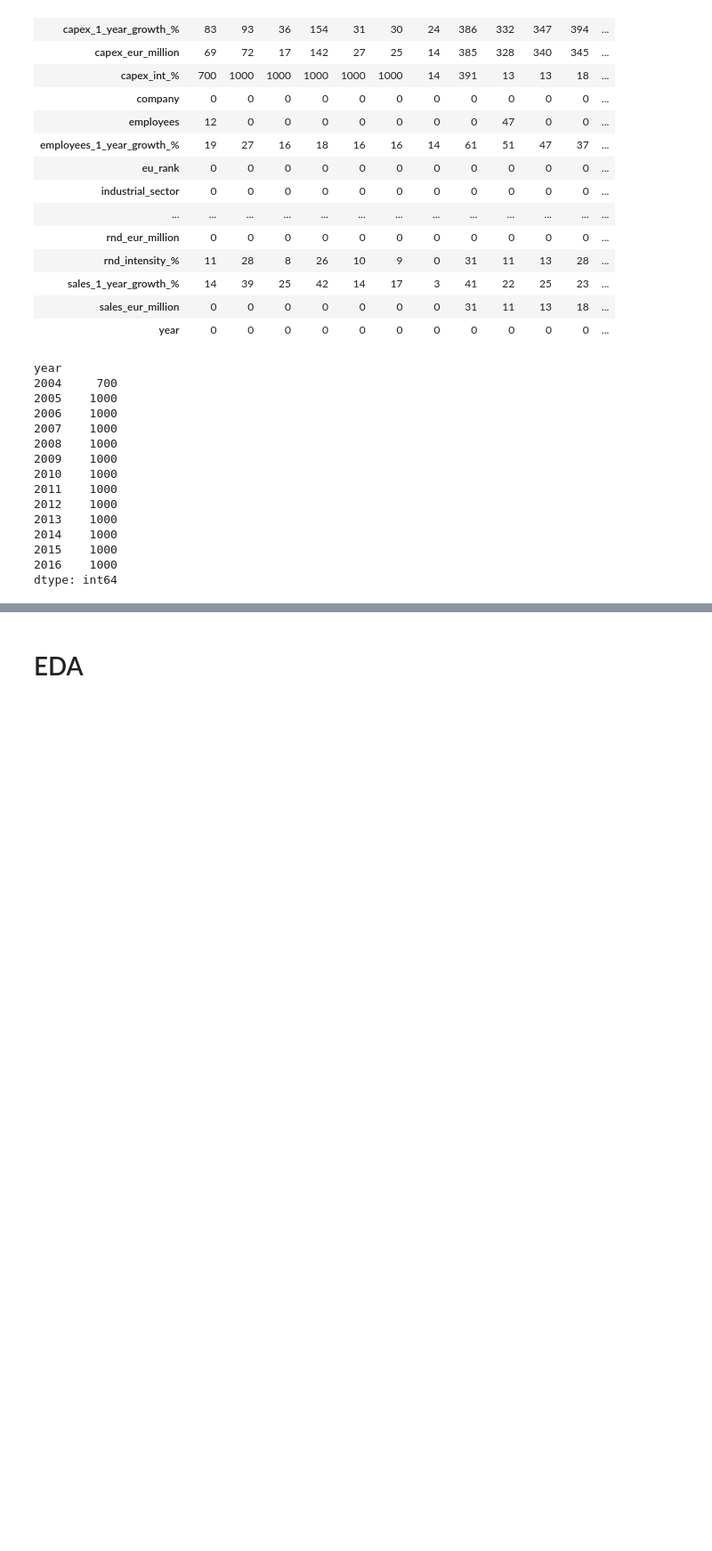
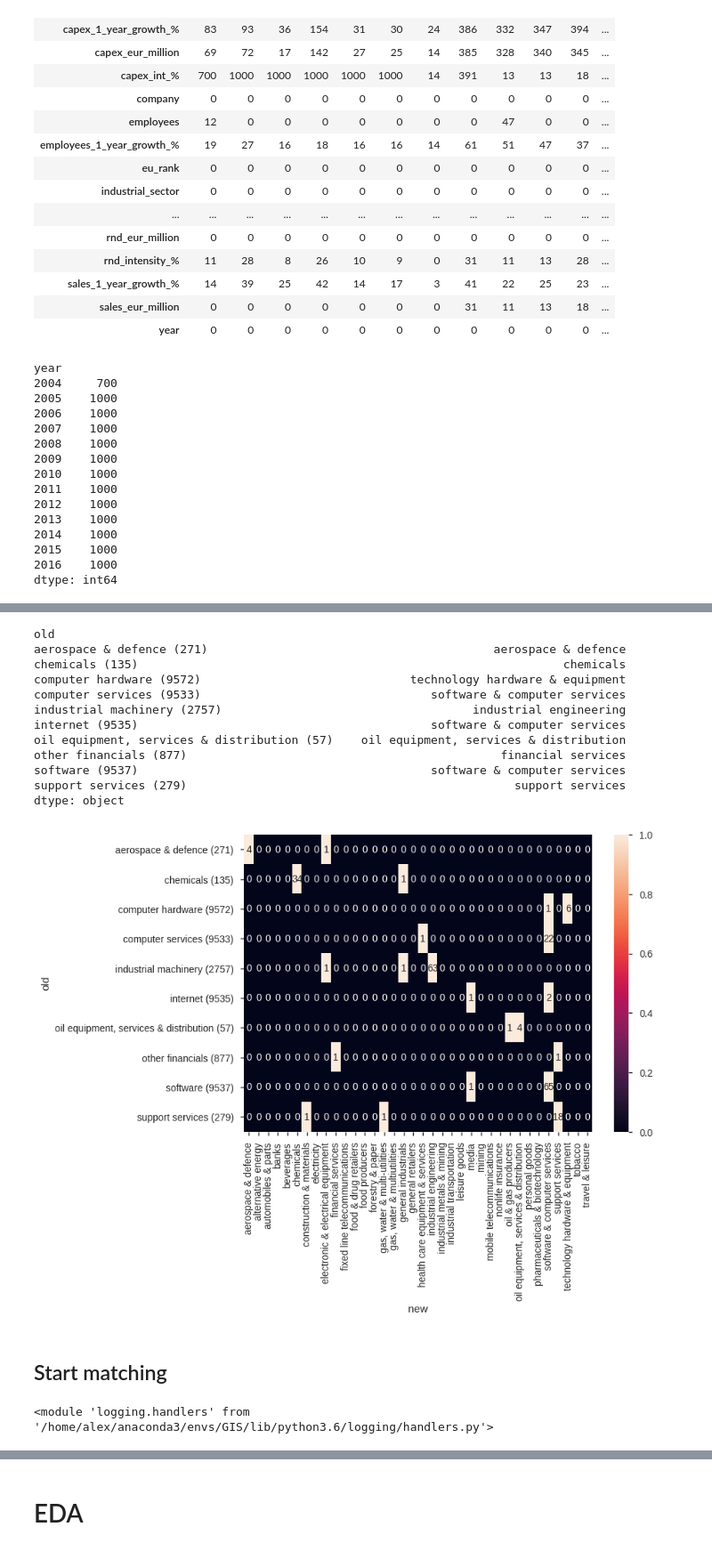
Before and after one commit to nestauk/rnd_eu, a Jupyter notebook: notebooks/00_alex_scoreboard_eda.ipynb, the cells around one changed output, grey strips where cells are left out. Shown at 89% size. Cells and saved outputs as stored; diff of their text form; code cells hidden in the pictures; blank space fills up the shorter version.

Commit message:
Added rough industry normalisation, updated pre-amble playing around wiht logging

```diff
--- a/notebooks/00_alex_scoreboard_eda.ipynb
+++ b/notebooks/00_alex_scoreboard_eda.ipynb
@@ -107,0 +146,32 @@ Name: industrial_sector, dtype: int64
+# %%
+# Old ICB codes
+old_set = df.query("2004 < year < 2011").industrial_sector.unique()
+# New ICB codes
+new_set = df.query("year > 2010").industrial_sector.unique()
+
+def isin(x, col, my_set):
+    """
+    Return entries where values in column `col`
+    are contained within `my_set`
+    """
+    return (x.loc[x[col].isin(my_set)])
+
+# Get different sectors duplicate companies listed under
+# and put into a
+icb_mappings = (df
+ .query("year > 2004")
+ .groupby('company')
+ .industrial_sector.unique()
+ .to_frame()
+ .assign(n_sector=lambda x: x.industrial_sector.apply(len))
+ .query("n_sector == 2")  # Keep entries which have one change only
+ .industrial_sector
+ .apply(pd.Series)
+ .rename(columns={0: 'old', 1: 'new'})
+ # Keep only changes between old and new classifications
+ # (Not due to mergers/re-classification)
+ .pipe(isin, "old", old_set)
+ .pipe(isin, "new", new_set)
+)
+
+icb_mappings.head()
@@ -107,0 +208,29 @@ Name: industrial_sector, dtype: int64
+# %%
+# Ambiguous mappings (one old maps into multiple new)
+# E.g. "aerospace & defence (271)" maps to both "aerospace & defence" and "electronic & electrical equipment"
+X = icb_mappings.pivot_table(index='new', columns='old', aggfunc=len, fill_value=0)
+
+icb_remap = (X.loc[X.apply(lambda x: x.nonzero()[0].size > 0, 1),
+                   X.apply(lambda x: x.nonzero()[0].size > 1, 0)]
+            )
+
+icb_remap.T.pipe(sns.heatmap, vmin=0, vmax=1, annot=True, xticklabels=True)
+
+icb_remap = icb_remap.idxmax()
+print(icb_remap)
+# %% [output]
+old
+aerospace & defence (271)                                         aerospace & defence
+chemicals (135)                                                             chemicals
+computer hardware (9572)                              technology hardware & equipment
+computer services (9533)                                 software & computer services
+industrial machinery (2757)                                    industrial engineering
+internet (9535)                                          software & computer services
+oil equipment, services & distribution (57)    oil equipment, services & distribution
+other financials (877)                                             financial services
+software (9537)                                          software & computer services
+support services (279)                                               support services
+dtype: object
+[figure, added]
+# %% [markdown]
+## Start matching
@@ -107,0 +308,4 @@ Name: industrial_sector, dtype: int64
+# %%
+logging.handlers.
+# %% [output]
+<module 'logging.handlers' from '/home/alex/anaconda3/envs/GIS/lib/python3.6/logging/handlers.py'>
```
Also changed, not shown: parts of 27 cells of this notebook, 1 other file.
